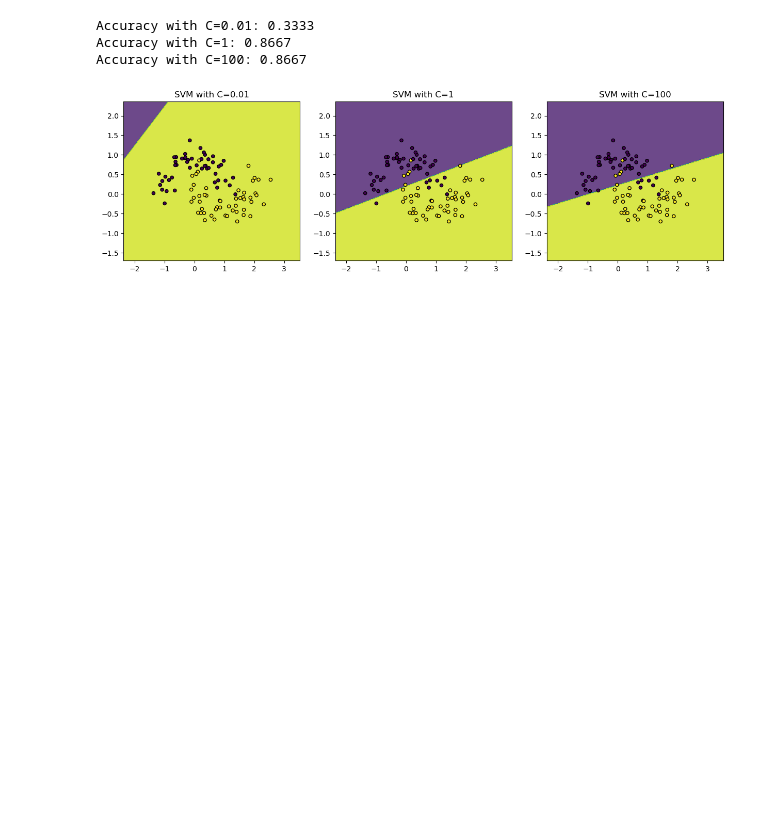
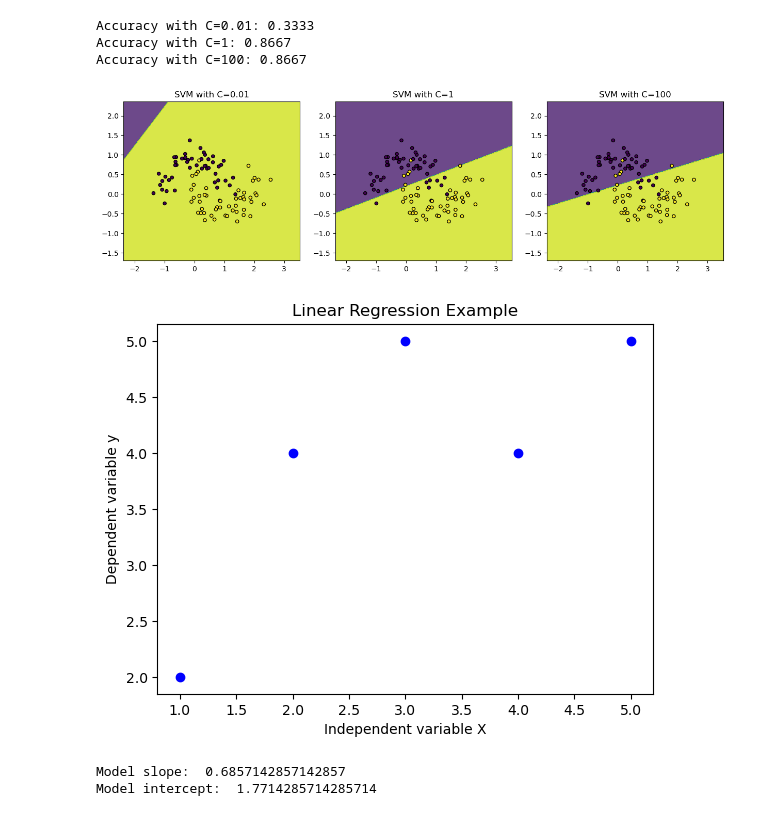
Before and after one commit to DiogoRibeiro7/Medium-Blog, a Jupyter notebook: anova_analysis/anova_analysis.ipynb, the cells around one changed output. Cells and saved outputs as stored; diff of their text form; code cells hidden in the pictures; blank space fills up the shorter version.

```diff
--- a/anova_analysis/anova_analysis.ipynb
+++ b/anova_analysis/anova_analysis.ipynb
@@ -689,3 +689,38 @@ Accuracy with C=0.01: 0.3333
 Accuracy with C=1: 0.8667
 Accuracy with C=100: 0.8667
 [figure]
+# %%
+from sklearn.model_selection import train_test_split
+from sklearn.linear_model import LinearRegression
+import numpy as np
+import matplotlib.pyplot as plt
+
+# Example dataset
+X = np.array([[1], [2], [3], [4], [5]])
+y = np.array([2, 4, 5, 4, 5])
+
+# Splitting dataset into training and testing set
+X_train, X_test, y_train, y_test = train_test_split(X, y, test_size=0.2, random_state=42)
+
+# Fitting the Linear Regression model
+model = LinearRegression()
+model.fit(X_train, y_train)
+
+# Making predictions
+y_pred = model.predict(X_test)
+
+# Plotting the results
+plt.scatter(X, y, color='blue')
+plt.plot(X_test, y_pred, color='red')
+plt.title('Linear Regression Example')
+plt.xlabel('Independent variable X')
+plt.ylabel('Dependent variable y')
+plt.savefig("linear_regression.jpeg")
+plt.show()
+
+print("Model slope: ", model.coef_[0])
+print("Model intercept: ", model.intercept_)
+# %% [output]
+[figure, added]
+Model slope:  0.6857142857142857
+Model intercept:  1.7714285714285714
```
Also changed, not shown: 3 other files.
